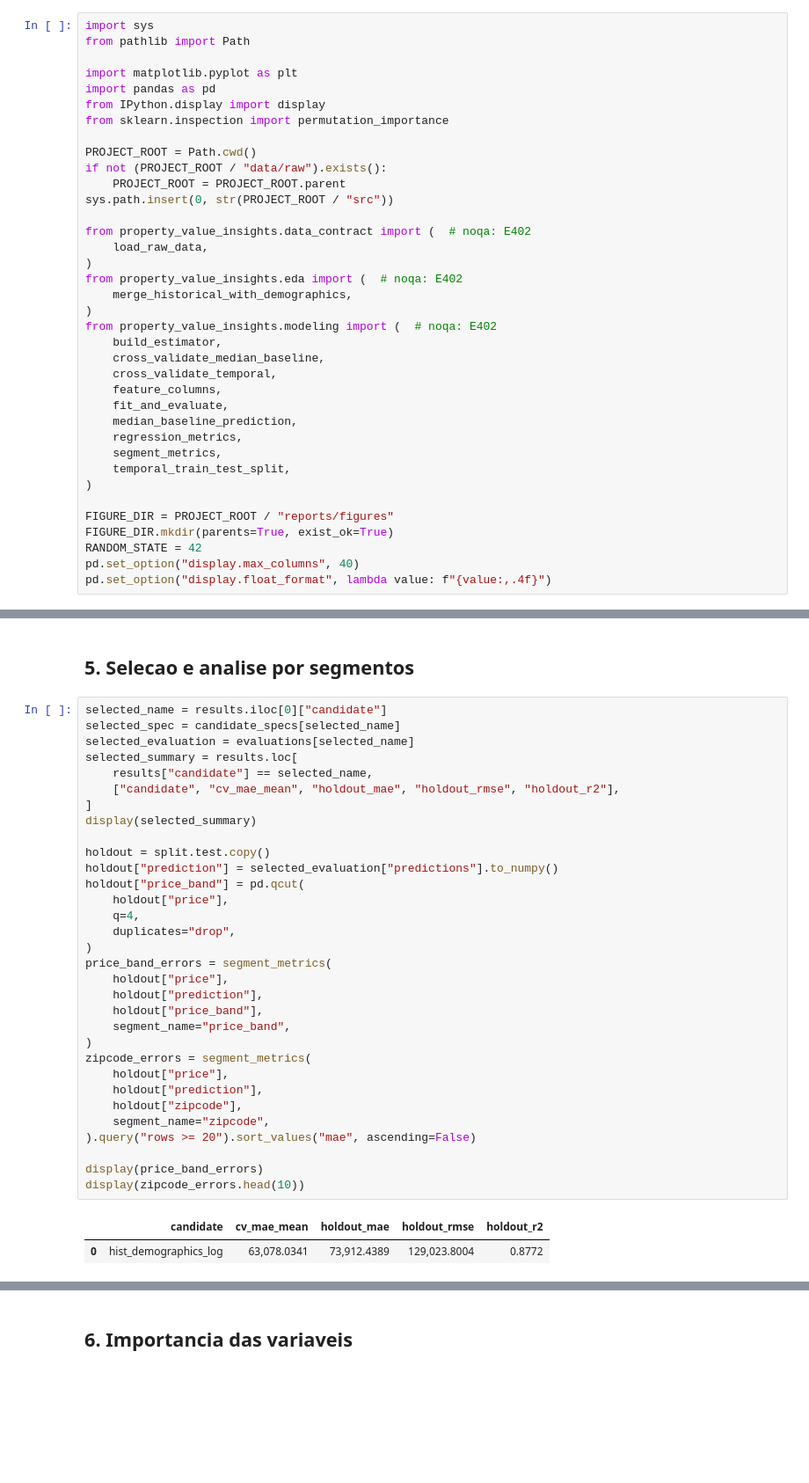
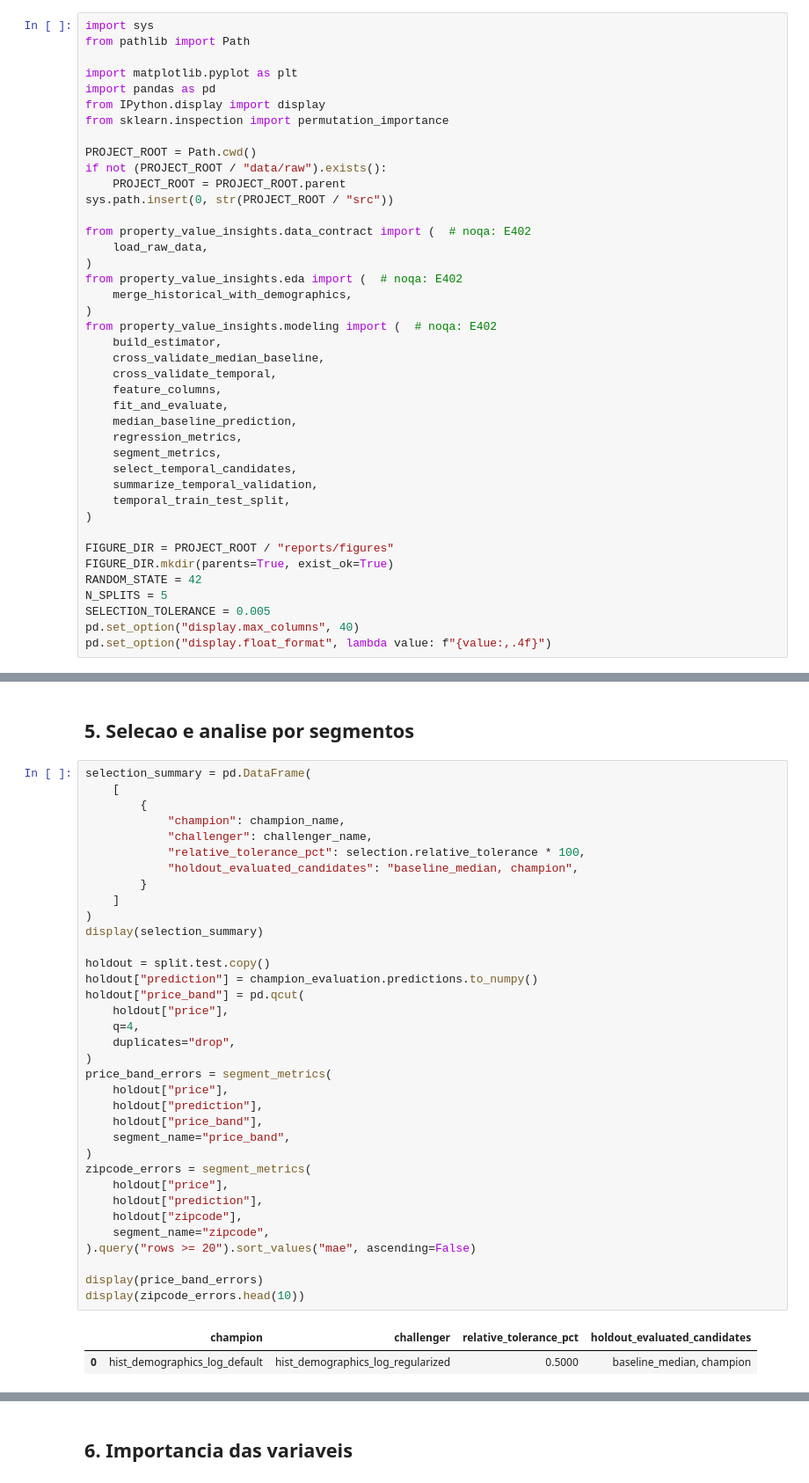
Before and after one commit to Umbura/property-value-insights, a Jupyter notebook: notebooks/02_modeling.ipynb, the cells around one changed output, grey strips where cells are left out. Shown at 88% size. Cells and saved outputs as stored; diff of their text form; blank space fills up the shorter version.

```diff
--- a/notebooks/02_modeling.ipynb
+++ b/notebooks/02_modeling.ipynb
@@ -33,12 +33,16 @@ from property_value_insights.modeling import (  # noqa: E402
     median_baseline_prediction,
     regression_metrics,
     segment_metrics,
+    select_temporal_candidates,
+    summarize_temporal_validation,
     temporal_train_test_split,
 )
 
 FIGURE_DIR = PROJECT_ROOT / "reports/figures"
 FIGURE_DIR.mkdir(parents=True, exist_ok=True)
 RANDOM_STATE = 42
+N_SPLITS = 5
+SELECTION_TOLERANCE = 0.005
 pd.set_option("display.max_columns", 40)
 pd.set_option("display.float_format", lambda value: f"{value:,.4f}")
 # %%
@@ -298,40 +401,43 @@ display(results)
 # %% [markdown]
 ## 5. Selecao e analise por segmentos
 # %%
-selected_name = results.iloc[0]["candidate"]
-selected_spec = candidate_specs[selected_name]
-selected_evaluation = evaluations[selected_name]
-selected_summary = results.loc[
-    results["candidate"] == selected_name,
-    ["candidate", "cv_mae_mean", "holdout_mae", "holdout_rmse", "holdout_r2"],
-]
-display(selected_summary)
+selection_summary = pd.DataFrame(
+    [
+        {
+            "champion": champion_name,
+            "challenger": challenger_name,
+            "relative_tolerance_pct": selection.relative_tolerance * 100,
+            "holdout_evaluated_candidates": "baseline_median, champion",
+        }
+    ]
+)
+display(selection_summary)
 
 holdout = split.test.copy()
-holdout["prediction"] = selected_evaluation["predictions"].to_numpy()
+holdout["prediction"] = champion_evaluation.predictions.to_numpy()
 holdout["price_band"] = pd.qcut(
     holdout["price"],
     q=4,
     duplicates="drop",
 )
 price_band_errors = segment_metrics(
     holdout["price"],
     holdout["prediction"],
     holdout["price_band"],
     segment_name="price_band",
 )
 zipcode_errors = segment_metrics(
     holdout["price"],
     holdout["prediction"],
     holdout["zipcode"],
     segment_name="zipcode",
 ).query("rows >= 20").sort_values("mae", ascending=False)
 
 display(price_band_errors)
 display(zipcode_errors.head(10))
 # %% [output]
-|  | candidate | cv_mae_mean | holdout_mae | holdout_rmse | holdout_r2 |
-| 0 | hist_demographics_log | 63,078.0341 | 73,912.4389 | 129,023.8004 | 0.8772 |
+|  | champion | challenger | relative_tolerance_pct | holdout_evaluated_candidates |
+| 0 | hist_demographics_log_default | hist_demographics_log_regularized | 0.5000 | baseline_median, champion |
 |  | price_band | rows | mae | rmse | rmsle | r2 | median_absolute_error |
 | 0 | (80999.999, 330000.0] | 1169 | 34,718.3413 | 46,205.4744 | 0.1834 | 0.1268 | 27,079.2548 |
 | 1 | (330000.0, 464475.0] | 1151 | 48,118.6431 | 65,313.2064 | 0.1726 | -1.9265 | 38,344.9943 |
```
Also changed, not shown: parts of 7 cells of this notebook, 1 other file.
